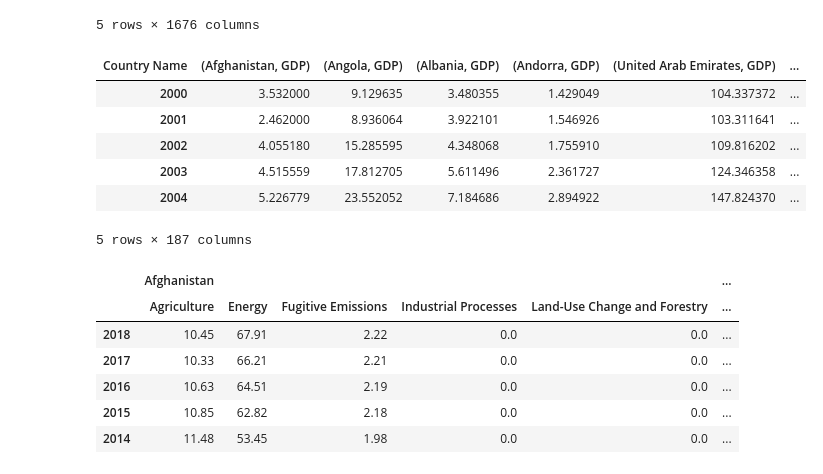
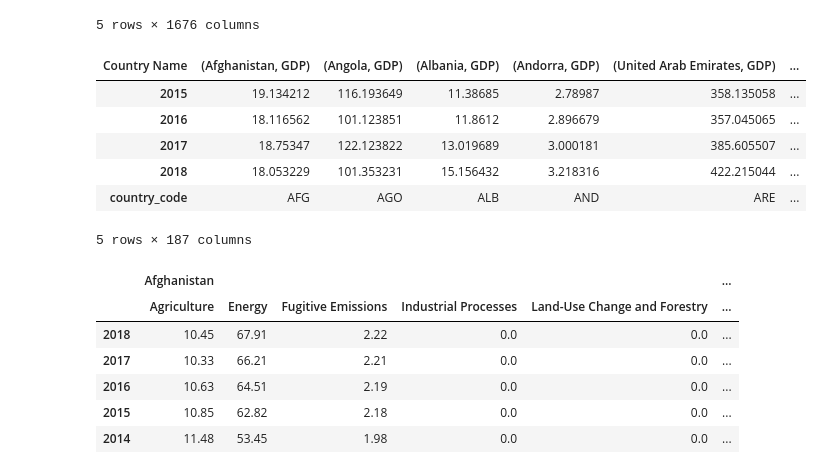
Before and after one commit to OxanaDrotieva/Methane_emissions_analysis, a Jupyter notebook: ETL.ipynb, the cells around one changed output. Drawn from its saved outputs; the diff is of its cells as text; code cells hidden in the pictures.

```diff
--- a/ETL.ipynb
+++ b/ETL.ipynb
@@ -428,14 +381,14 @@ df_transposed.head()
 # %%
 # Transpose indices and column headers in GDP dataframe
 gdp_transposed = GDP_2000_normalized.copy(deep=True)
 gdp_transposed = gdp_transposed.transpose()
 gdp_transposed = gdp_transposed.rename(columns={col:(col, 'GDP') for col in gdp_transposed.columns})
-gdp_transposed.head()
+gdp_transposed.tail()
 # %% [output]
 | Country Name | (Afghanistan, GDP) | (Angola, GDP) | (Albania, GDP) | (Andorra, GDP) | (United Arab Emirates, GDP) | ... |
-| 2000 | 3.532000 | 9.129635 | 3.480355 | 1.429049 | 104.337372 | ... |
-| 2001 | 2.462000 | 8.936064 | 3.922101 | 1.546926 | 103.311641 | ... |
-| 2002 | 4.055180 | 15.285595 | 4.348068 | 1.755910 | 109.816202 | ... |
-| 2003 | 4.515559 | 17.812705 | 5.611496 | 2.361727 | 124.346358 | ... |
-| 2004 | 5.226779 | 23.552052 | 7.184686 | 2.894922 | 147.824370 | ... |
+| 2015 | 19.134212 | 116.193649 | 11.38685 | 2.78987 | 358.135058 | ... |
+| 2016 | 18.116562 | 101.123851 | 11.8612 | 2.896679 | 357.045065 | ... |
+| 2017 | 18.75347 | 122.123822 | 13.019689 | 3.000181 | 385.605507 | ... |
+| 2018 | 18.053229 | 101.353231 | 15.156432 | 3.218316 | 422.215044 | ... |
+| country_code | AFG | AGO | ALB | AND | ARE | ... |
 5 rows × 187 columns
```
Also changed, not shown: parts of 28 cells of this notebook, 1 other file.
